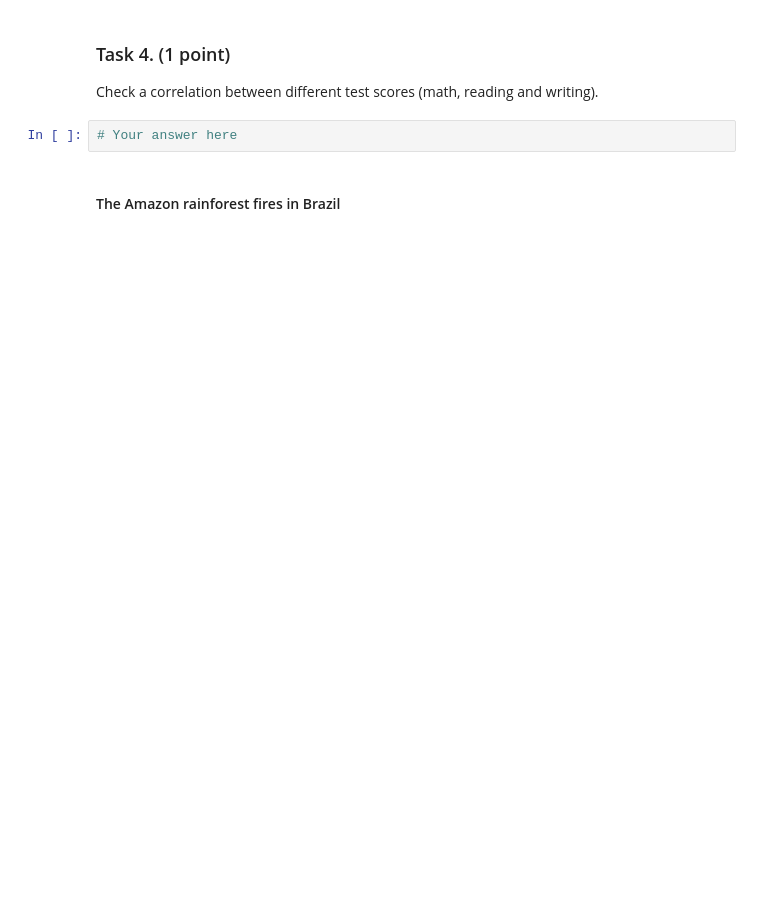
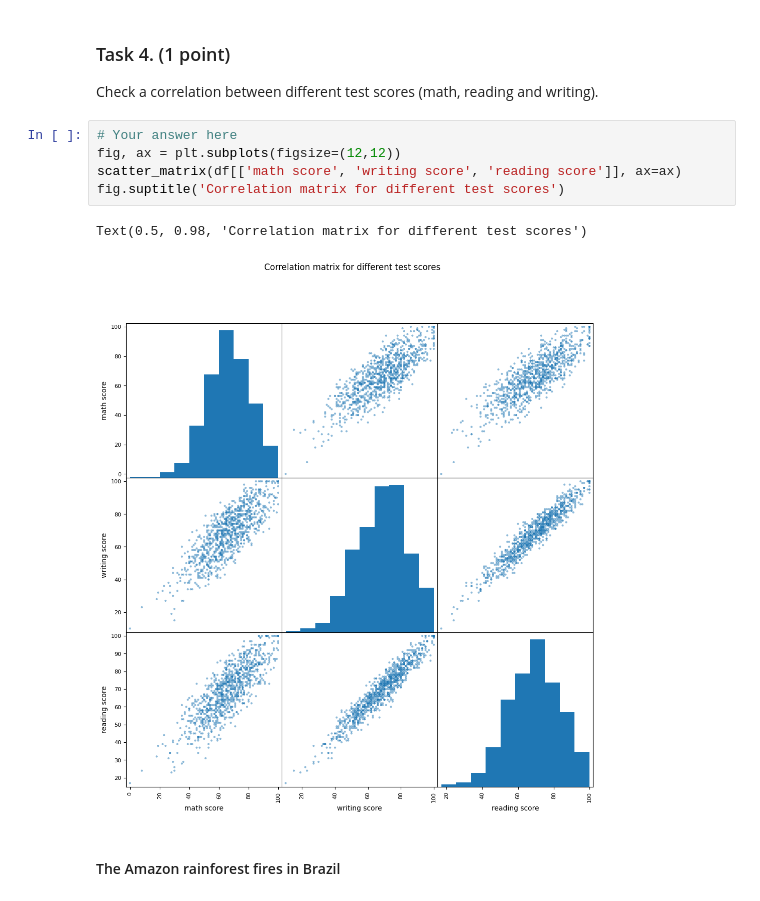
Before and after one commit to BTeclaw/Advanced-Data-Mining, a Jupyter notebook: ADM_Homework4/data_visualization.ipynb, the cells around one changed output. Cells and saved outputs as stored; diff of their text form; blank space fills up the shorter version.

```diff
--- a/ADM_Homework4/data_visualization.ipynb
+++ b/ADM_Homework4/data_visualization.ipynb
@@ -255,8 +281,14 @@ Check a correlation between test preparation and different test scores (math, re
 ### Task 4. (1 point)
 
 Check a correlation between different test scores (math, reading and writing).
-# %%
-# Your answer here
+# %%
+# Your answer here
+fig, ax = plt.subplots(figsize=(12,12))
+scatter_matrix(df[['math score', 'writing score', 'reading score']], ax=ax)
+fig.suptitle('Correlation matrix for different test scores')
+# %% [output]
+Text(0.5, 0.98, 'Correlation matrix for different test scores')
+[figure, added]
 # %% [markdown]
 #### The Amazon rainforest fires in Brazil
 # %%
```
Also changed, not shown: parts of 7 cells of this notebook.
